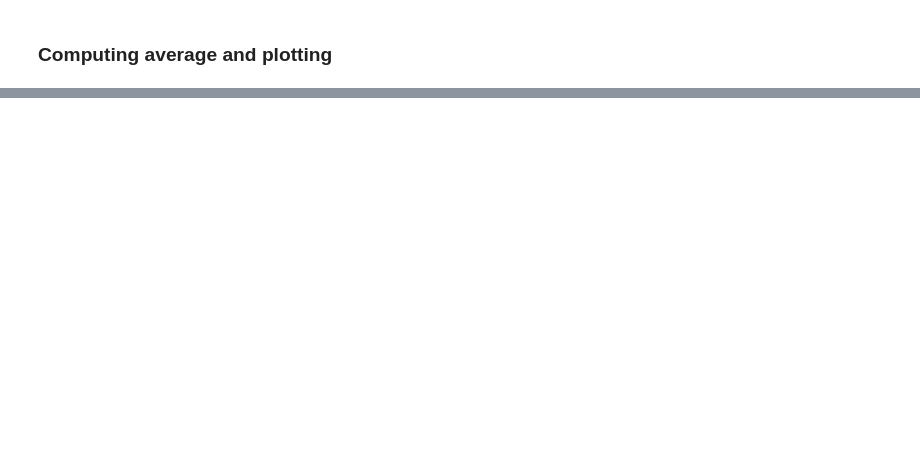
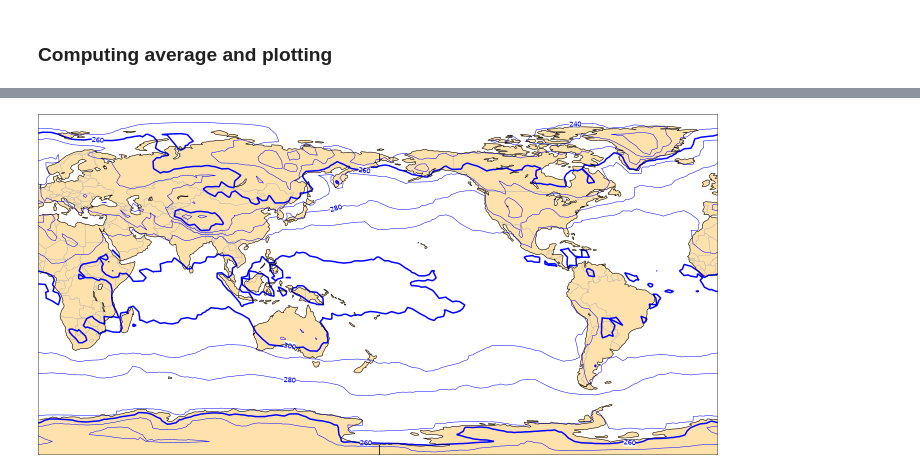
Before and after one commit to ecmwf-lab/climetlab-s2s-ai-competition, a Jupyter notebook: notebooks/demo_zarr.ipynb, the cells around one changed output, grey strips where cells are left out. Cells and saved outputs as stored; diff of their text form; code cells hidden in the pictures; blank space fills up the shorter version.

```diff
--- a/notebooks/demo_zarr.ipynb
+++ b/notebooks/demo_zarr.ipynb
@@ -78,6 +172,0 @@ cml.plot_map(mean3)
-# %%
-cmlds = cml.load_dataset("s2s-ai-competition-reference-set",
-                         date=date[0:1],
-                         version='0.1.20',
-                         hindcast=True,
-                         format='zarr')
@@ -91,0 +173,6 @@ cml.plot_map(mean3.isel(forecast_time=1))
+# %%
+mean3 = rt_2t[['t2m','time']].groupby('time').mean()['t2m']
+m3 = mean3.isel(realization=0, time=0).squeeze().compute()
+cml.plot_map(m3)
+# %% [output]
+[figure, added]
```
Also changed, not shown: parts of 16 cells of this notebook, 2 other files.
